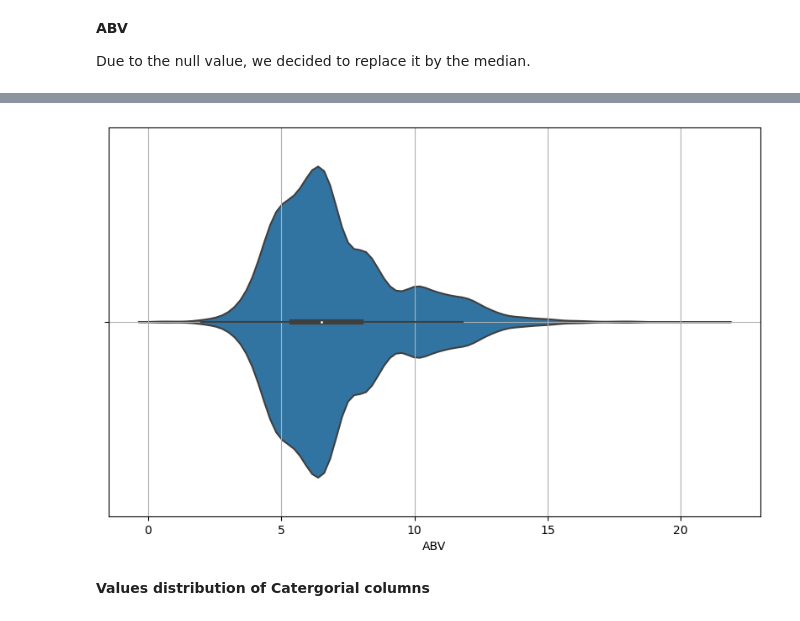
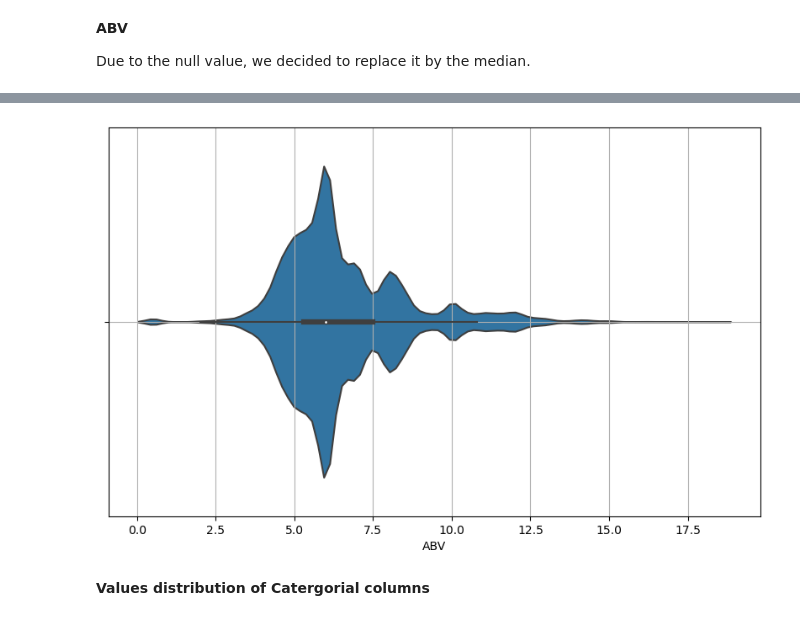
Before and after one commit to daongochoa2002/Mid-term-Project-Group-5, a Jupyter notebook: Bar Sales Analysis.ipynb, the cells around one changed output, grey strips where cells are left out. Cells and saved outputs as stored; diff of their text form; code cells hidden in the pictures.

```diff
--- a/Bar Sales Analysis.ipynb
+++ b/Bar Sales Analysis.ipynb
@@ -83,8 +151,8 @@ memory usage: 332.1+ KB
 # %% [markdown]
 **Values distribution of Numeric columns**
 # %%
-df = products_df.describe().T
-df['missing_percentage'] = ((1-df['count']/rows) * 100).round(1)
+df = big_df.describe().T
+df['missing_percentage'] = ((1-df['count']/len(big_df)) * 100).round(1)
 df
 # %% [output]
 |  | count | mean | std | min | 25% | 50% | 75% | max | missing_percentage |
@@ -94,5 +169,2 @@ df
 # %% [markdown]
 **Retail_price**
-# %%
-df = products_df[products_df['Retail_price'].isna()]
-df.head()
@@ -129,4 +177,0 @@ plt.show()
-# %%
-df = products_df.describe().T
-df['missing_percentage'] = ((1-df['count']/len(products_df)) * 100).round(1)
-df
@@ -151,12 +198,12 @@ Due to the null value, we decided to replace it by the median.
 # %%
-products_df.fillna(df.loc['ABV','50%'], inplace = True)
+big_df.fillna(df.loc['ABV','50%'], inplace = True)
 # %%
 plt.figure(figsize=(10,6))
-sns.violinplot(x = products_df['ABV'])
+sns.violinplot(x = big_df['ABV'])
 plt.grid()
 plt.show()
 # %% [output]
-[figure, old version]
+[figure, new version]
 # %% [markdown]
 **Values distribution of Catergorial columns**
 # %%
```
Also changed, not shown: parts of 36 cells of this notebook.
